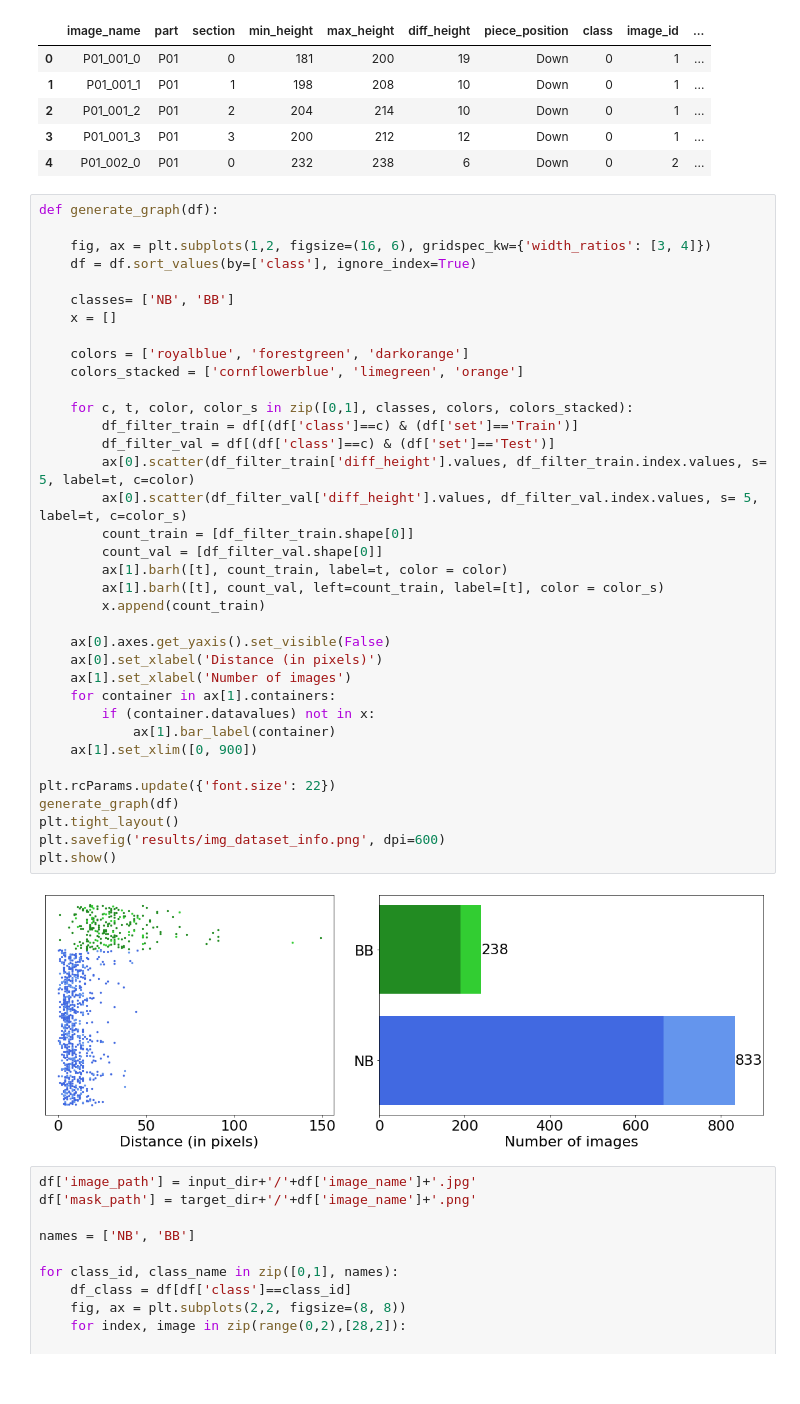
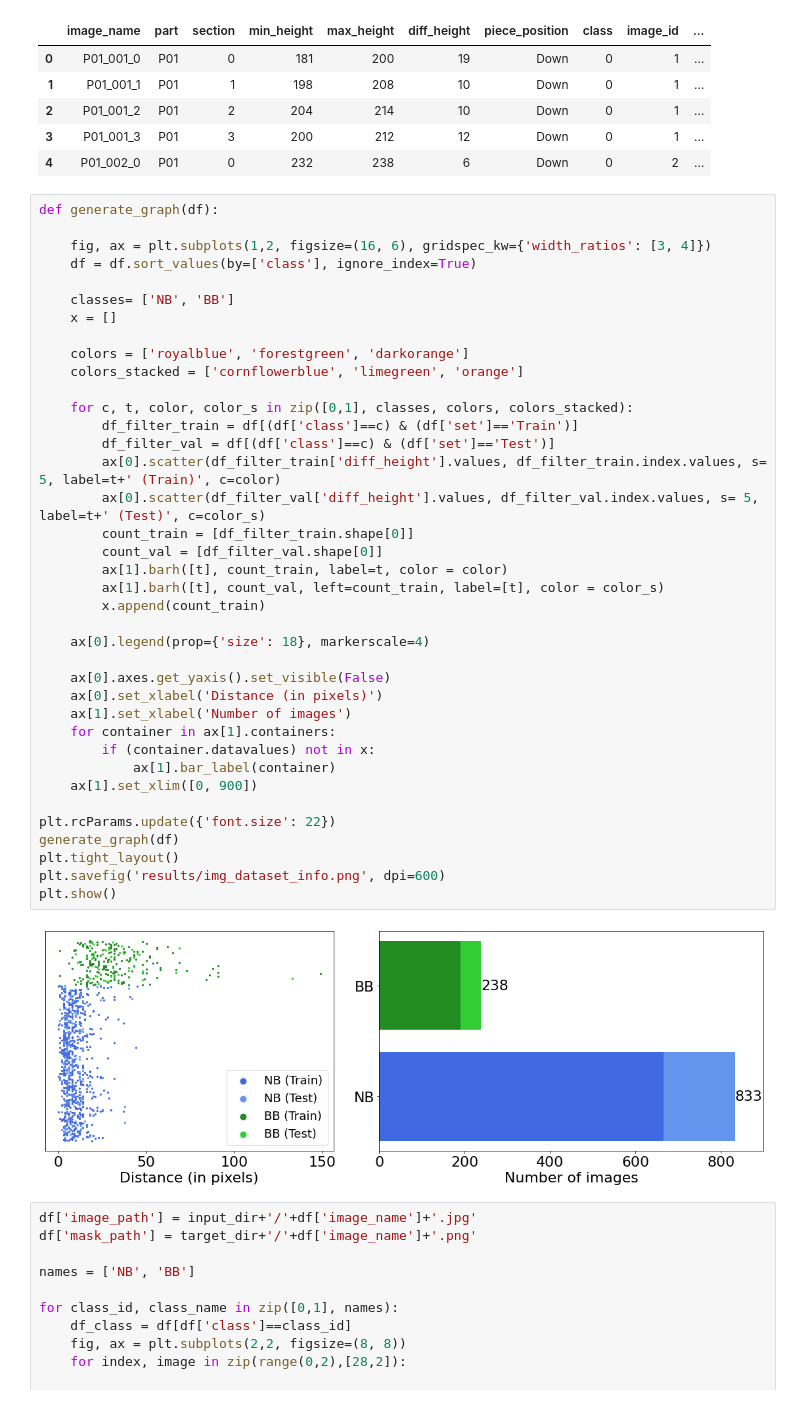
Before and after one commit to uleroboticsgroup/optimized_network_detect_burr_breakage, a Jupyter notebook: info_dataset.ipynb, the cells around one changed output. Cells and saved outputs as stored; diff of their text form.

Commit message:
Update chart dataset

```diff
--- a/info_dataset.ipynb
+++ b/info_dataset.ipynb
@@ -48,36 +48,38 @@ def generate_graph(df):
 
     classes= ['NB', 'BB']
     x = []
 
     colors = ['royalblue', 'forestgreen', 'darkorange']
     colors_stacked = ['cornflowerblue', 'limegreen', 'orange']
 
     for c, t, color, color_s in zip([0,1], classes, colors, colors_stacked):
         df_filter_train = df[(df['class']==c) & (df['set']=='Train')]
         df_filter_val = df[(df['class']==c) & (df['set']=='Test')]
-        ax[0].scatter(df_filter_train['diff_height'].values, df_filter_train.index.values, s= 5, label=t, c=color)
-        ax[0].scatter(df_filter_val['diff_height'].values, df_filter_val.index.values, s= 5, label=t, c=color_s)
+        ax[0].scatter(df_filter_train['diff_height'].values, df_filter_train.index.values, s= 5, label=t+' (Train)', c=color)
+        ax[0].scatter(df_filter_val['diff_height'].values, df_filter_val.index.values, s= 5, label=t+' (Test)', c=color_s)
         count_train = [df_filter_train.shape[0]]
         count_val = [df_filter_val.shape[0]]
         ax[1].barh([t], count_train, label=t, color = color)
         ax[1].barh([t], count_val, left=count_train, label=[t], color = color_s)
         x.append(count_train)
+
+    ax[0].legend(prop={'size': 18}, markerscale=4)
 
     ax[0].axes.get_yaxis().set_visible(False)
     ax[0].set_xlabel('Distance (in pixels)')
     ax[1].set_xlabel('Number of images')
     for container in ax[1].containers:
         if (container.datavalues) not in x:
             ax[1].bar_label(container)
     ax[1].set_xlim([0, 900])
 
 plt.rcParams.update({'font.size': 22})
 generate_graph(df)
 plt.tight_layout()
 plt.savefig('results/img_dataset_info.png', dpi=600)
 plt.show()
 # %% [output]
-[figure, old version]
+[figure, new version]
 # %%
 df['image_path'] = input_dir+'/'+df['image_name']+'.jpg'
 df['mask_path'] = target_dir+'/'+df['image_name']+'.png'
```
Also changed, not shown: 1 other file.
